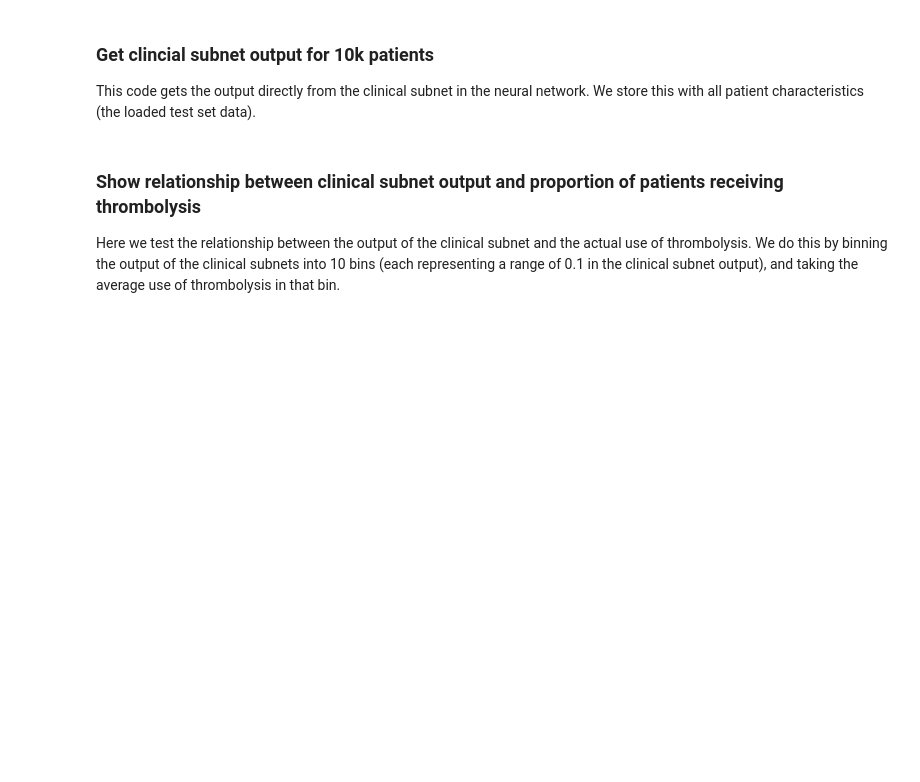
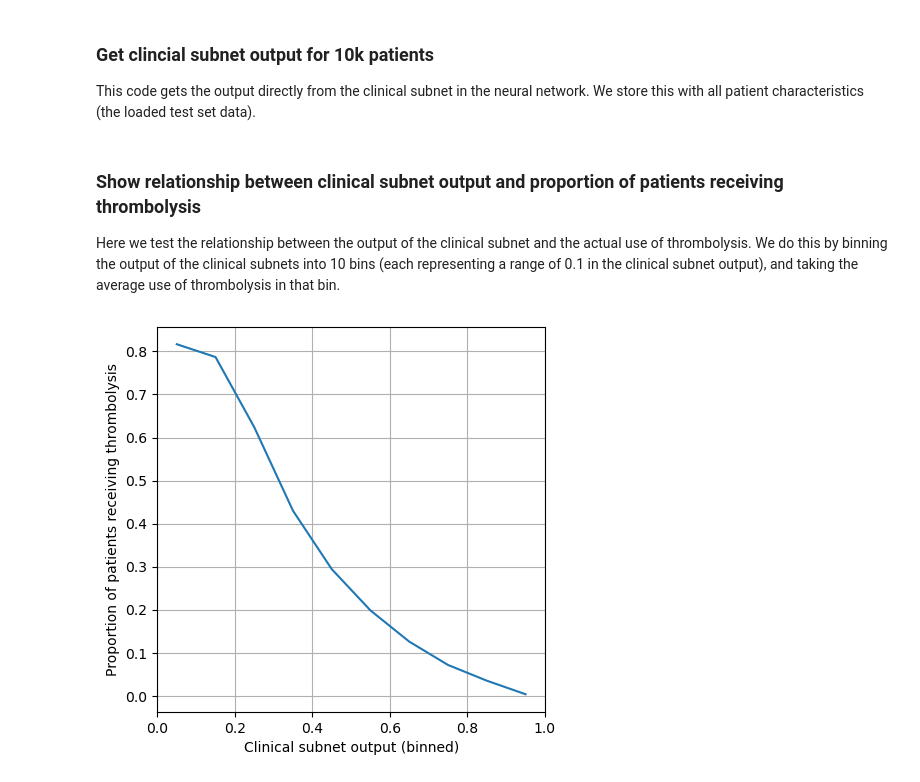
Before and after one commit to samuel-book/samuel_shap_paper_1, a Jupyter notebook: xgb_10_features/61_1d_embedding_analysis.ipynb, the cells around one changed output. Saved outputs shown, nothing was run; the diff lists cells and outputs as text; code cells hidden in the pictures; blank space fills up the shorter version.

Commit message:
Update chart

```diff
--- a/xgb_10_features/61_1d_embedding_analysis.ipynb
+++ b/xgb_10_features/61_1d_embedding_analysis.ipynb
@@ -340,16 +416,19 @@ Here we test the relationship between the output of the clinical subnet and the
 # %%
 subnet_values = clinical_subnet_output['patient_subnet_output'].values
 subnet_values = subnet_values * 10
 clinical_subnet_output['subnet_bin'] = subnet_values.astype(int)/10 + 0.05
 
 
 rx = clinical_subnet_output.groupby('subnet_bin').mean()['Thrombolysis']
 fig, ax = plt.subplots(figsize=(5,5))
 ax.plot(rx.index, rx.values)
 ax.set_xlabel('Clinical subnet output (binned)')
 ax.set_xlim(0,1)
 ax.set_ylabel('Proportion of patients receiving thrombolysis')
+ax.grid()
 plt.show()
+# %% [output]
+[figure, added]
 # %%
 clinical_subnet_output.sort_index(inplace=True)
 clinical_subnet_output.head()
```
Also changed, not shown: parts of 8 cells of this notebook.
